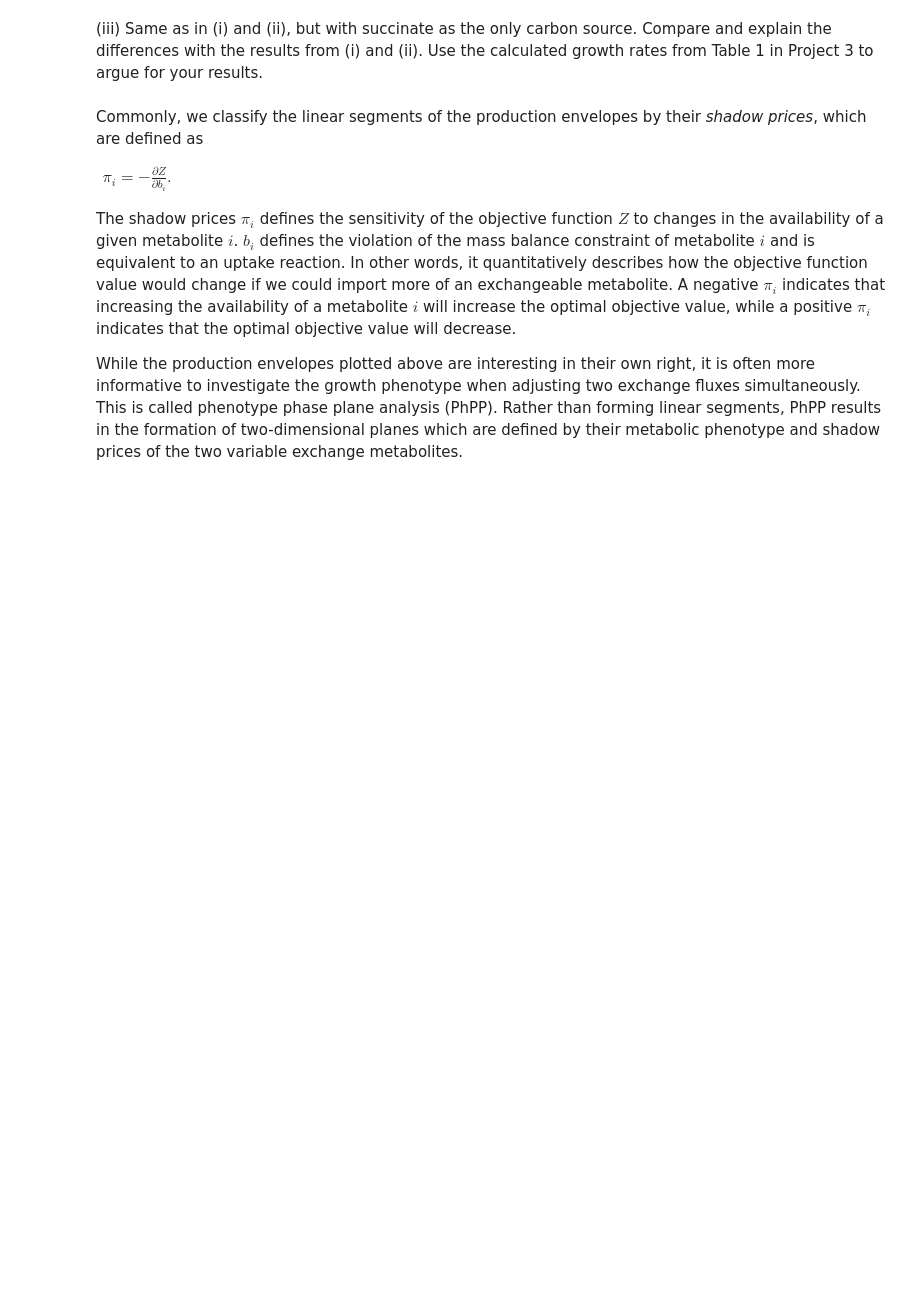
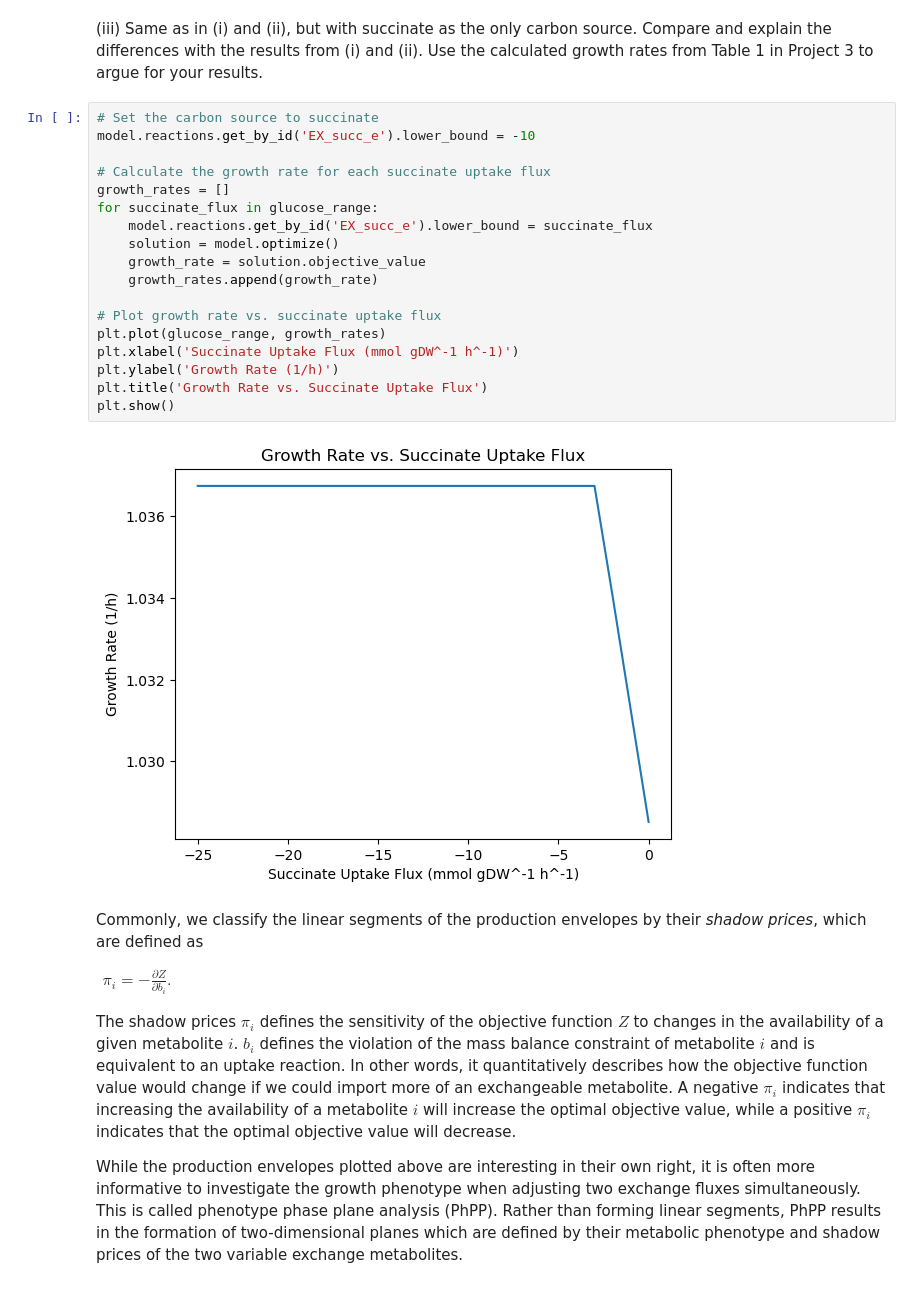
Before and after one commit to edgartandberg/Systembiologi_v2024, a Jupyter notebook: Systembio_prosjekt_4/project_4.ipynb, the cells around one changed output. Saved outputs shown, nothing was run; the diff lists cells and outputs as text; blank space fills up the shorter version.

```diff
--- a/Systembio_prosjekt_4/project_4.ipynb
+++ b/Systembio_prosjekt_4/project_4.ipynb
@@ -39,5 +60,25 @@ plt.show()
 # %% [markdown]
 (iii) Same as in (i) and (ii), but with succinate as the only carbon source. Compare and explain the differences with the results from (i) and (ii). Use the calculated growth rates from Table 1 in Project 3 to argue for your results.
+# %%
+# Set the carbon source to succinate
+model.reactions.get_by_id('EX_succ_e').lower_bound = -10
+
+# Calculate the growth rate for each succinate uptake flux
+growth_rates = []
+for succinate_flux in glucose_range:
+    model.reactions.get_by_id('EX_succ_e').lower_bound = succinate_flux
+    solution = model.optimize()
+    growth_rate = solution.objective_value
+    growth_rates.append(growth_rate)
+
+# Plot growth rate vs. succinate uptake flux
+plt.plot(glucose_range, growth_rates)
+plt.xlabel('Succinate Uptake Flux (mmol gDW^-1 h^-1)')
+plt.ylabel('Growth Rate (1/h)')
+plt.title('Growth Rate vs. Succinate Uptake Flux')
+plt.show()
+# %% [output]
+[figure, added]
 # %% [markdown]
 Commonly, we classify the linear segments of the production envelopes by their *shadow prices*, which are defined as
 
```
Also changed, not shown: parts of 2 cells of this notebook.
